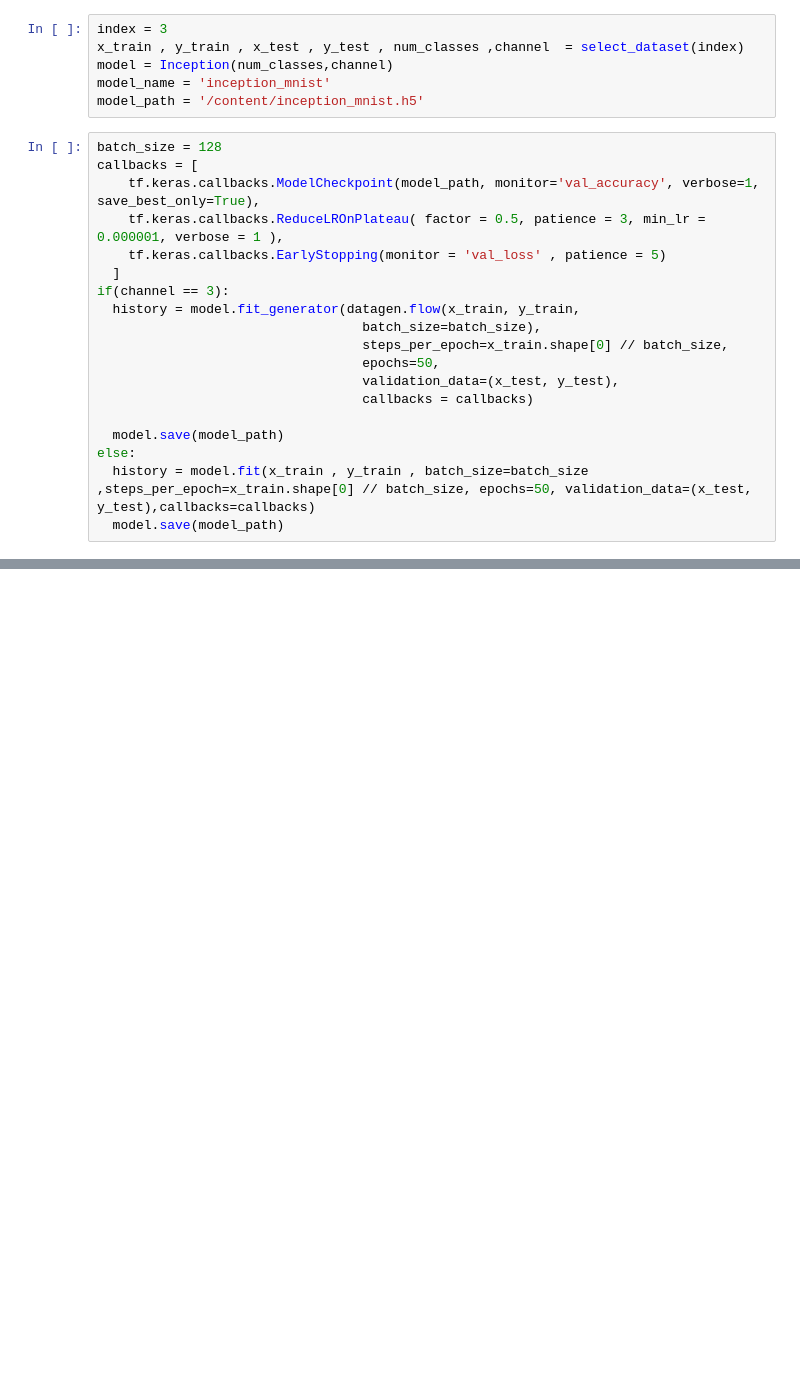
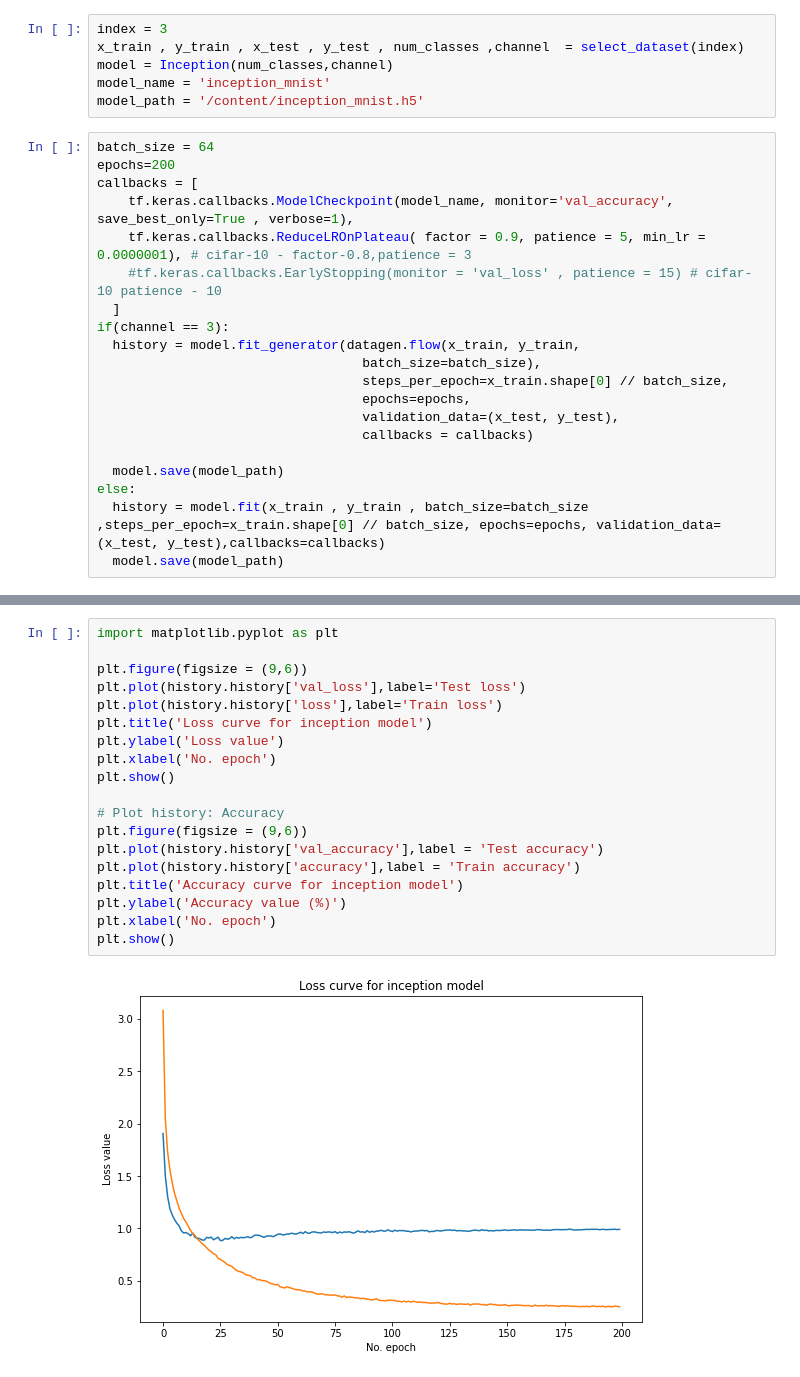
Before and after one commit to kirath2205/Final-Year-Project, a Jupyter notebook: Inception.ipynb, the cells around one changed output, grey strips where cells are left out. Drawn from its saved outputs; the diff is of its cells as text; blank space fills up the shorter version.

Commit message:
Trained on cifar-100

```diff
--- a/Inception.ipynb
+++ b/Inception.ipynb
@@ -139,22 +151,23 @@ model = Inception(num_classes,channel)
 model_name = 'inception_mnist'
 model_path = '/content/inception_mnist.h5'
 # %%
-batch_size = 128
+batch_size = 64
+epochs=200
 callbacks = [
-    tf.keras.callbacks.ModelCheckpoint(model_path, monitor='val_accuracy', verbose=1, save_best_only=True),
-    tf.keras.callbacks.ReduceLROnPlateau( factor = 0.5, patience = 3, min_lr = 0.000001, verbose = 1 ),
-    tf.keras.callbacks.EarlyStopping(monitor = 'val_loss' , patience = 5)
+    tf.keras.callbacks.ModelCheckpoint(model_name, monitor='val_accuracy', save_best_only=True , verbose=1),
+    tf.keras.callbacks.ReduceLROnPlateau( factor = 0.9, patience = 5, min_lr = 0.0000001), # cifar-10 - factor-0.8,patience = 3
+    #tf.keras.callbacks.EarlyStopping(monitor = 'val_loss' , patience = 15) # cifar-10 patience - 10
   ]
 if(channel == 3):
   history = model.fit_generator(datagen.flow(x_train, y_train,
                                   batch_size=batch_size),
                                   steps_per_epoch=x_train.shape[0] // batch_size,
-                                  epochs=50,
+                                  epochs=epochs,
                                   validation_data=(x_test, y_test),
                                   callbacks = callbacks)
 
   model.save(model_path)
 else:
-  history = model.fit(x_train , y_train , batch_size=batch_size ,steps_per_epoch=x_train.shape[0] // batch_size, epochs=50, validation_data=(x_test, y_test),callbacks=callbacks)
+  history = model.fit(x_train , y_train , batch_size=batch_size ,steps_per_epoch=x_train.shape[0] // batch_size, epochs=epochs, validation_data=(x_test, y_test),callbacks=callbacks)
   model.save(model_path)
 # %% [output]
@@ -177,0 +191,21 @@ Epoch 00037: val_accuracy did not improve from 0.71980
+# %%
+import matplotlib.pyplot as plt
+
+plt.figure(figsize = (9,6))
+plt.plot(history.history['val_loss'],label='Test loss')
+plt.plot(history.history['loss'],label='Train loss')
+plt.title('Loss curve for inception model')
+plt.ylabel('Loss value')
+plt.xlabel('No. epoch')
+plt.show()
+
+# Plot history: Accuracy
+plt.figure(figsize = (9,6))
+plt.plot(history.history['val_accuracy'],label = 'Test accuracy')
+plt.plot(history.history['accuracy'],label = 'Train accuracy')
+plt.title('Accuracy curve for inception model')
+plt.ylabel('Accuracy value (%)')
+plt.xlabel('No. epoch')
+plt.show()
+# %% [output]
+[figure, added]
```
Also changed, not shown: parts of 6 cells of this notebook.
